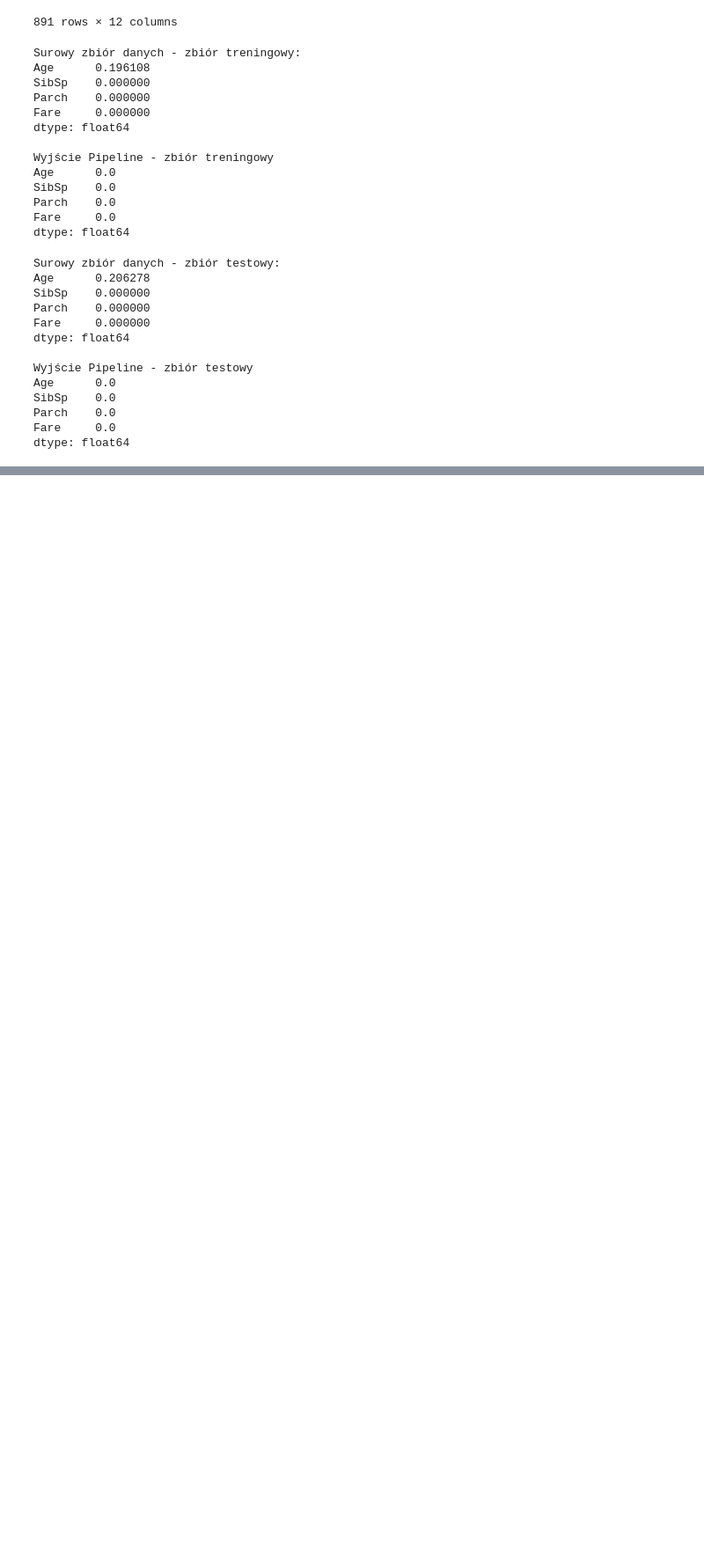
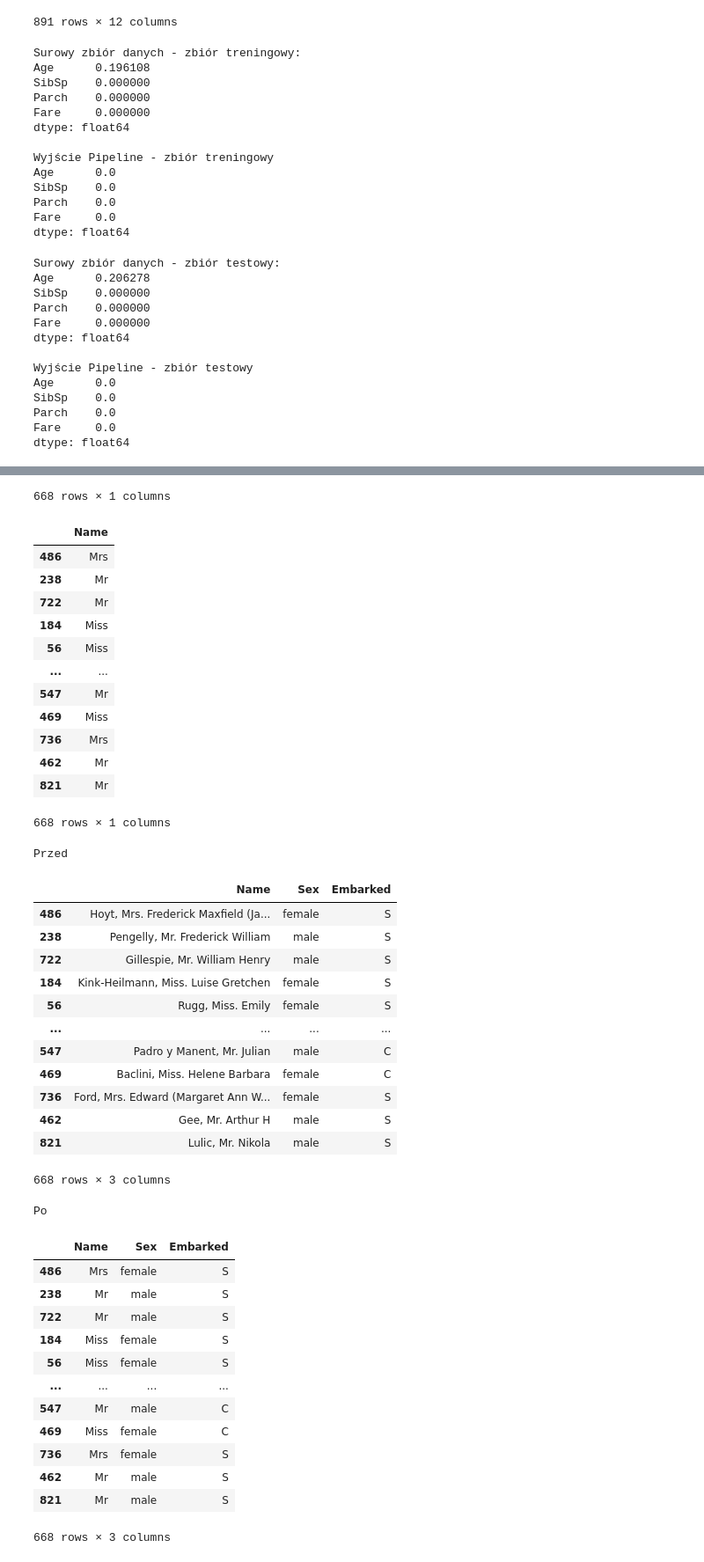
Before and after one commit to karolabramekkodilla/learning-git, a Jupyter notebook: 15.Pipelines/pipeline.ipynb, the cells around one changed output, grey strips where cells are left out. Shown at 88% size. Saved outputs shown, nothing was run; the diff lists cells and outputs as text; code cells hidden in the pictures; blank space fills up the shorter version.

```diff
--- a/15.Pipelines/pipeline.ipynb
+++ b/15.Pipelines/pipeline.ipynb
@@ -91,0 +106,30 @@ dtype: float64
+# %%
+class Filter_name(BaseEstimator,TransformerMixin):
+    def __init__(self,column):
+        self.column = column
+
+    def fit(self,X,y=None):
+        return self
+    # Override metody rodzica dla fit który na dodatek nic nie robi?
+    def transform(self, X, y =None):
+        X_transformed = X.copy()
+        column = self.column
+        X_transformed[column] = X_transformed[column].str.split(', ', expand=True)[1].str.split('.', expand=True)[0]
+        X_transformed.loc[~X_transformed[column].isin(['Mr','Miss','Mrs']), column] = 'Other'
+        return X_transformed
+# %%
+transformer_filter_name = Filter_name(column='Name')
+display(X_train[['Name']])
+display(transformer_filter_name.fit_transform(X_train[['Name']]))
+
+cat_features = ['Name','Sex','Embarked']
+# przygotowanie wartości kategorycznych
+cat_preparation = Pipeline(steps=[
+    ('filter_name',Filter_name(column='Name'))
+])
+
+print('Przed')
+display(X_train[cat_features])
+print('Po')
+display(cat_preparation.fit_transform(X_train[cat_features]))
+# %% [output]
@@ -91,0 +148,42 @@ dtype: float64
+668 rows × 1 columns
+|  | Name |
+| 486 | Mrs |
+| 238 | Mr |
+| 722 | Mr |
+| 184 | Miss |
+| 56 | Miss |
+| ... | ... |
+| 547 | Mr |
+| 469 | Miss |
+| 736 | Mrs |
+| 462 | Mr |
+| 821 | Mr |
+668 rows × 1 columns
+Przed
+|  | Name | Sex | Embarked |
+| 486 | Hoyt, Mrs. Frederick Maxfield (Ja... | female | S |
+| 238 | Pengelly, Mr. Frederick William | male | S |
+| 722 | Gillespie, Mr. William Henry | male | S |
+| 184 | Kink-Heilmann, Miss. Luise Gretchen | female | S |
+| 56 | Rugg, Miss. Emily | female | S |
+| ... | ... | ... | ... |
+| 547 | Padro y Manent, Mr. Julian | male | C |
+| 469 | Baclini, Miss. Helene Barbara | female | C |
+| 736 | Ford, Mrs. Edward (Margaret Ann W... | female | S |
+| 462 | Gee, Mr. Arthur H | male | S |
+| 821 | Lulic, Mr. Nikola | male | S |
+668 rows × 3 columns
+Po
+|  | Name | Sex | Embarked |
+| 486 | Mrs | female | S |
+| 238 | Mr | male | S |
+| 722 | Mr | male | S |
+| 184 | Miss | female | S |
+| 56 | Miss | female | S |
+| ... | ... | ... | ... |
+| 547 | Mr | male | C |
+| 469 | Miss | female | C |
+| 736 | Mrs | female | S |
+| 462 | Mr | male | S |
+| 821 | Mr | male | S |
+668 rows × 3 columns
```
Also changed, not shown: parts of 9 cells of this notebook, 11 other files.
